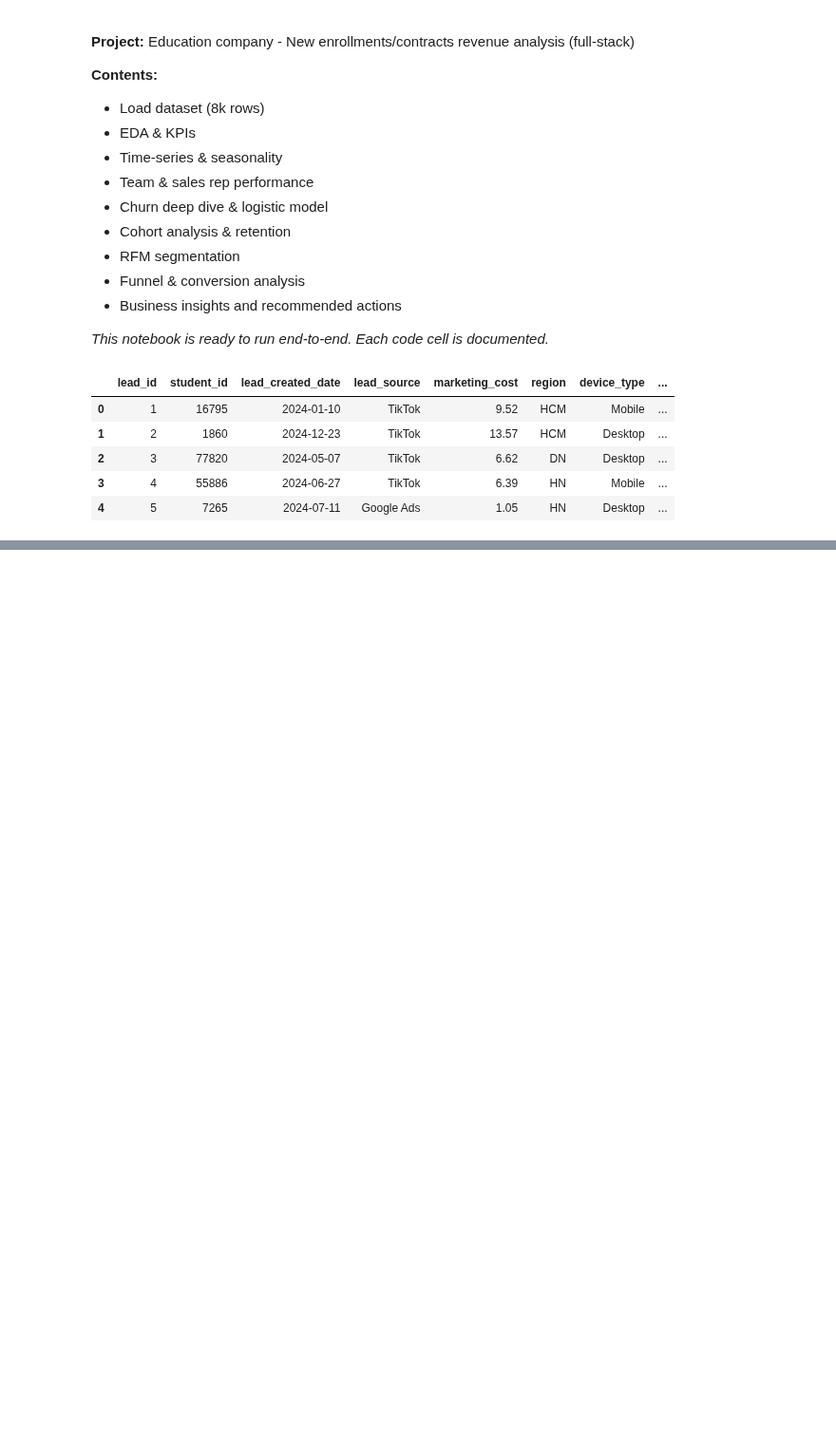
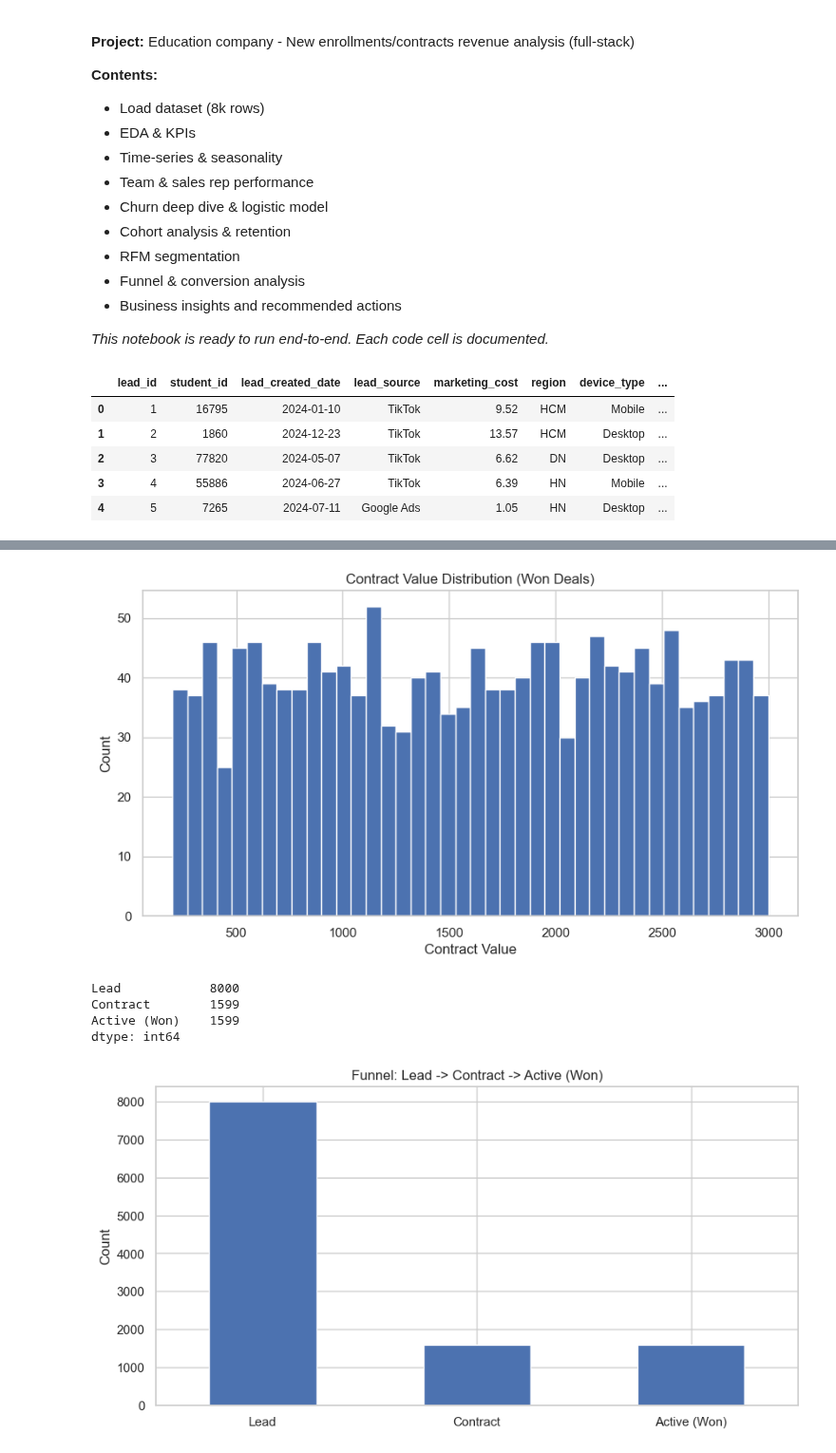
Before and after one commit to noahnoahnoahtran/EDA, a Jupyter notebook: 12_education_revenue/analysis.ipynb, the cells around one changed output, grey strips where cells are left out. Shown at 95% size. Cells and saved outputs as stored; diff of their text form; code cells hidden in the pictures; blank space fills up the shorter version.

```diff
--- a/12_education_revenue/analysis.ipynb
+++ b/12_education_revenue/analysis.ipynb
@@ -90,6 +48,0 @@ dtype: int64
-# %%
-#Convert date column to datetime data type
-df["date"] = pd.to_datetime(df["date"])
-# %%
-#Create month and year columns
-df["year_month"] = df["date"].dt.to_period("M").astype(str)
@@ -223,0 +113,27 @@ fig.show()
+# %%
+# Distribution and funnel
+plt.figure()
+plt.hist(df.loc[df["contract_value"] > 0, "contract_value"], bins=40)
+plt.title("Contract Value Distribution (Won Deals)")
+plt.xlabel("Contract Value")
+plt.ylabel("Count")
+plt.show()
+
+# Funnel count
+funnel = pd.Series({"Lead": len(df),
+                    "Contract": (df["contract_value"] > 0).sum(),
+                    "Active (Won)": (df["lead_stage"] == "Won").sum()})
+print(funnel)
+plt.figure()
+funnel.plot(kind="bar")
+plt.title("Funnel: Lead -> Contract -> Active (Won)")
+plt.ylabel("Count")
+plt.xticks(rotation=0)
+plt.show()
+# %% [output]
+[figure, added]
+Lead            8000
+Contract        1599
+Active (Won)    1599
+dtype: int64
+[figure, added]
```
Also changed, not shown: parts of 13 cells of this notebook.
